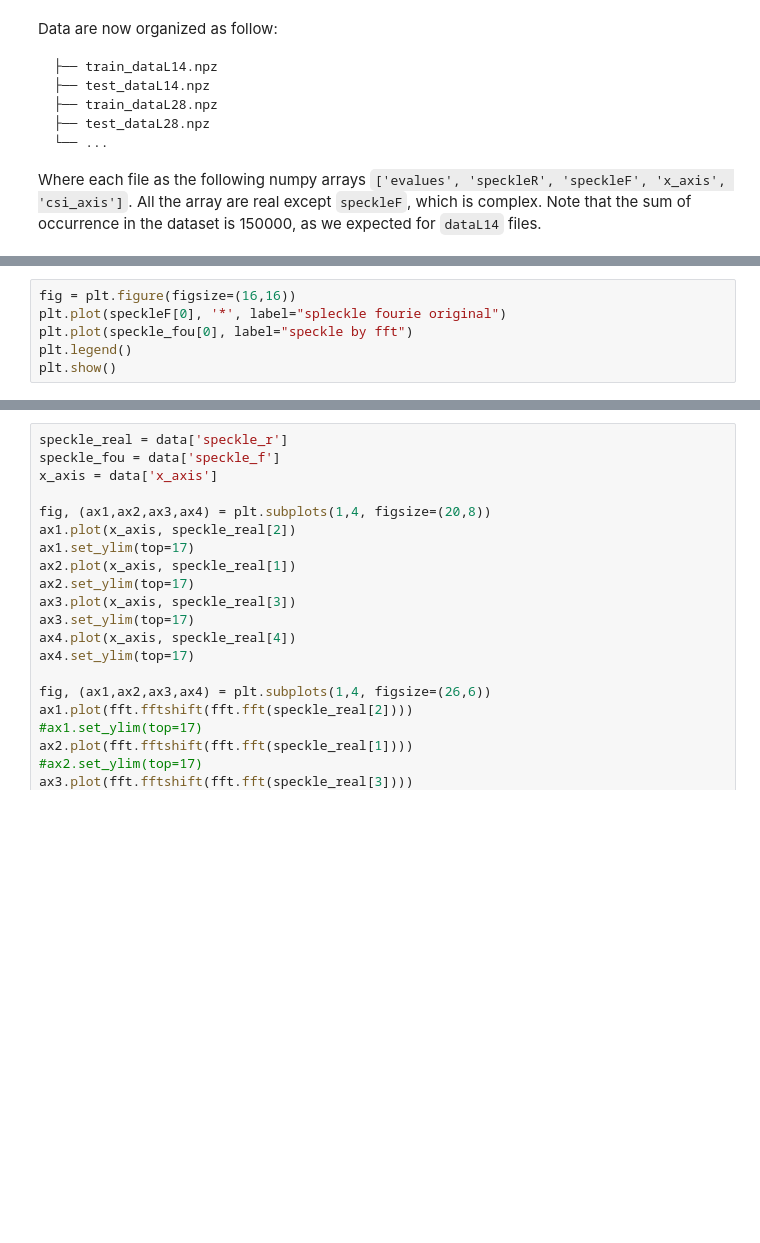
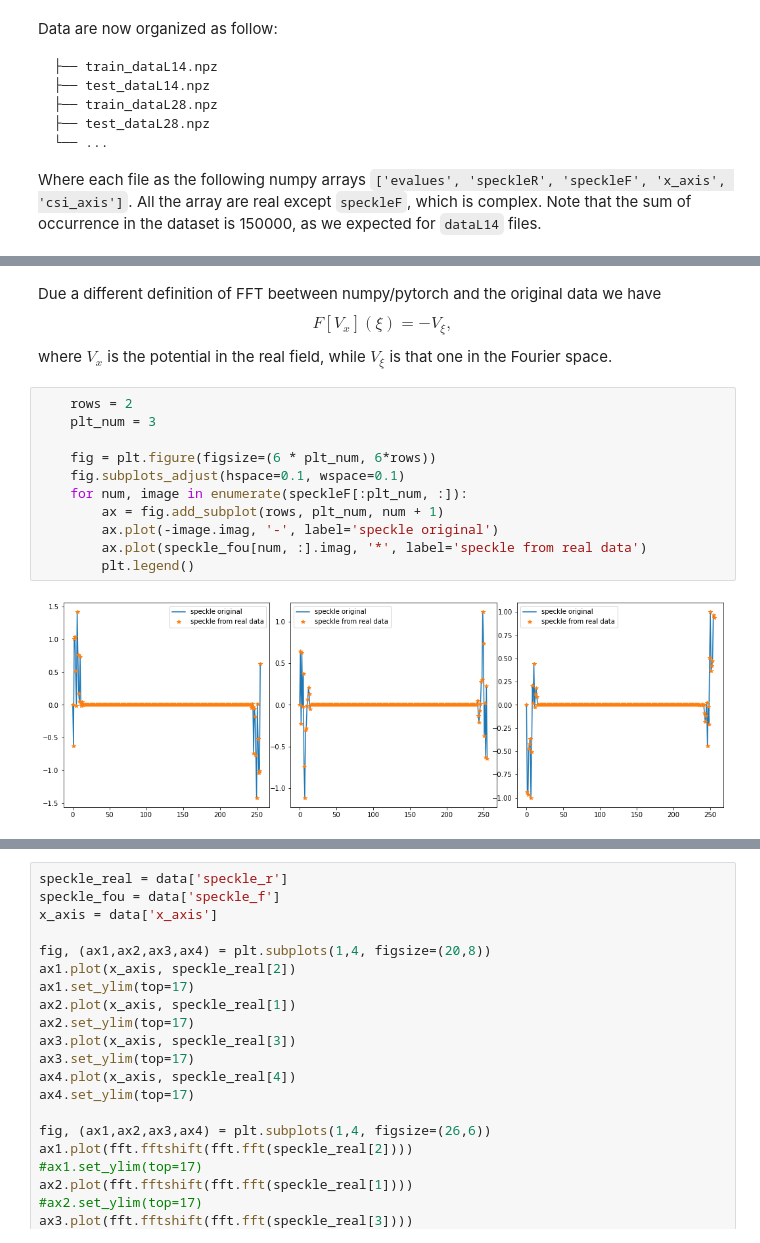
Before and after one commit to gscriva/dlai-project, a Jupyter notebook: readdata.ipynb, the cells around one changed output, grey strips where cells are left out. Drawn from its saved outputs; the diff is of its cells as text; blank space fills up the shorter version.

```diff
--- a/readdata.ipynb
+++ b/readdata.ipynb
@@ -113,6 +100,0 @@ tensor([-0.2565+0.0188j,  0.1367-0.6287j,  0.8209+0.2248j,  0.7057-0.6414j],
-# %%
-fig = plt.figure(figsize=(16,16))
-plt.plot(speckleF[0], '*', label="spleckle fourie original")
-plt.plot(speckle_fou[0], label="speckle by fft")
-plt.legend()
-plt.show()
@@ -142,0 +124,17 @@ NameError: name 'data' is not defined
+# %% [markdown]
+Due a different definition of FFT beetween numpy/pytorch and the original data we have
+$$ F[V_x](\xi) = -V_{\xi},$$
+where $V_x$ is the potential in the real field, while $V_{\xi}$ is that one in the Fourier space.
+# %%
+    rows = 2
+    plt_num = 3
+
+    fig = plt.figure(figsize=(6 * plt_num, 6*rows))
+    fig.subplots_adjust(hspace=0.1, wspace=0.1)
+    for num, image in enumerate(speckleF[:plt_num, :]):
+        ax = fig.add_subplot(rows, plt_num, num + 1)
+        ax.plot(-image.imag, '-', label='speckle original')
+        ax.plot(speckle_fou[num, :].imag, '*', label='speckle from real data')
+        plt.legend()
+# %% [output]
+[figure, added]
```
Also changed, not shown: parts of 18 cells of this notebook.
